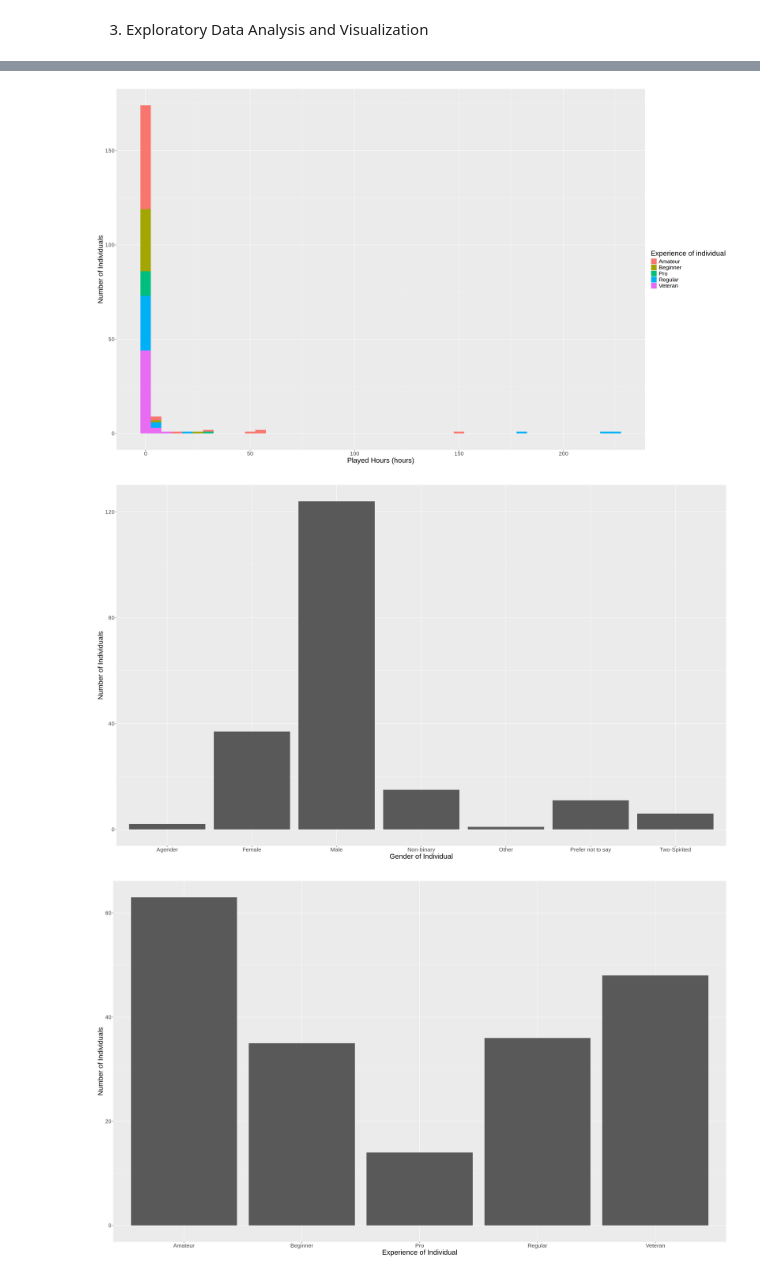
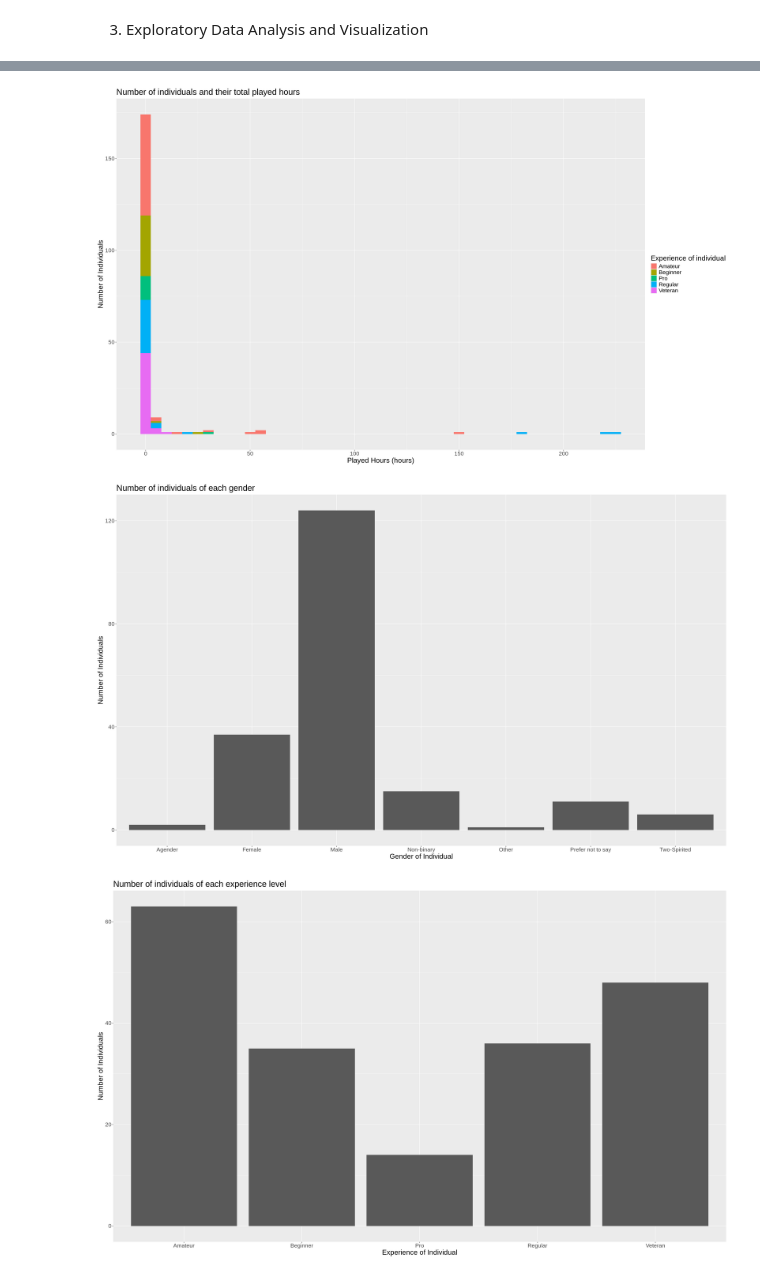
Before and after one commit to mwellison06-cpu/DSCI-Project-Planning-Stage-Indv, a Jupyter notebook: DSCI-Indv-Project.ipynb, the cells around one changed output, grey strips where cells are left out. Cells and saved outputs as stored; diff of their text form; code cells hidden in the pictures.

Commit message:
Adding reasoning to the plots
Added a small paragraph that describes the usefulness of the previously added plots and explains possible inquires one could have after observing the plots.

```diff
--- a/DSCI-Indv-Project.ipynb
+++ b/DSCI-Indv-Project.ipynb
@@ -293,34 +291,34 @@ options(repr.plot.width = 25, repr.plot.height = 15)
 players_data_histo_2 <- players_data |>
 ggplot(aes(x = played_hours, fill = experience)) +
 geom_histogram(binwidth = 5) +
-labs(x = "Played Hours (hours)", y = "Number of Individuals", fill = "Experience of individual") +
+labs(x = "Played Hours (hours)", y = "Number of Individuals", fill = "Experience of individual", title = "Number of individuals and their total played hours") +
 theme(text = element_text(size = 20))
 
 
 players_data_histo_2
 # %% [output]
-[figure, old version]
+[figure, new version]
 # %%
 #make a bar plot
 
 players_data_bar_1 <- players_data |>
 ggplot(aes(x = gender)) +
 geom_bar() +
-labs(x = "Gender of Individual", y = "Number of Individuals") +
+labs(x = "Gender of Individual", y = "Number of Individuals", title = "Number of individuals of each gender") +
 theme(text = element_text(size = 20))
 
 players_data_bar_1
 # %% [output]
-[figure, old version]
+[figure, new version]
 # %%
 #make another bar plot
 
 players_data_bar_2 <- players_data |>
 ggplot(aes(x = experience)) +
 geom_bar() +
-labs(x = "Experience of Individual", y = "Number of Individuals") +
+labs(x = "Experience of Individual", y = "Number of Individuals", title = "Number of individuals of each experience level") +
 theme(text = element_text(size = 20))
 
 players_data_bar_2
 # %% [output]
-[figure, old version]
+[figure, new version]
```
Also changed, not shown: parts of 3 cells of this notebook.
